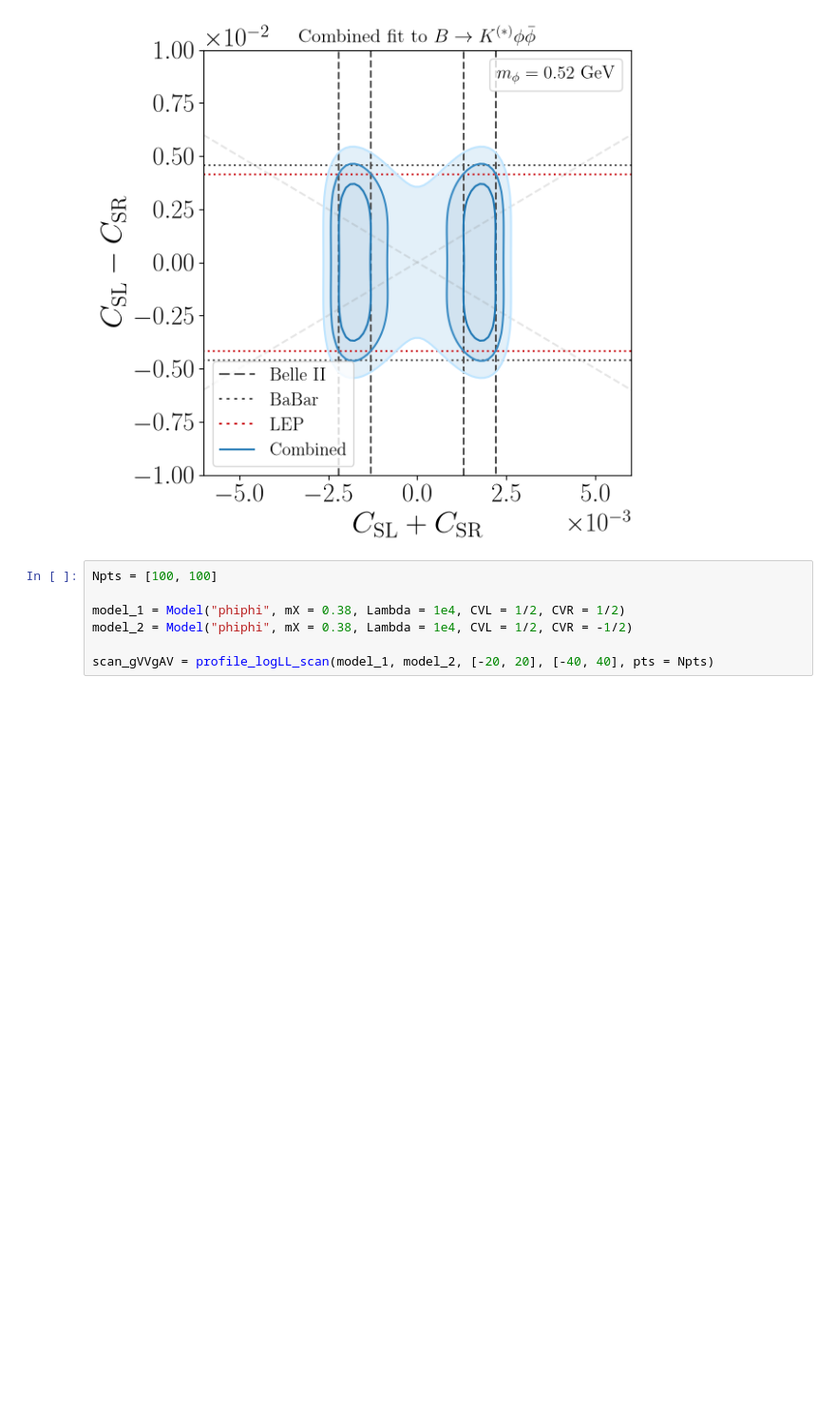
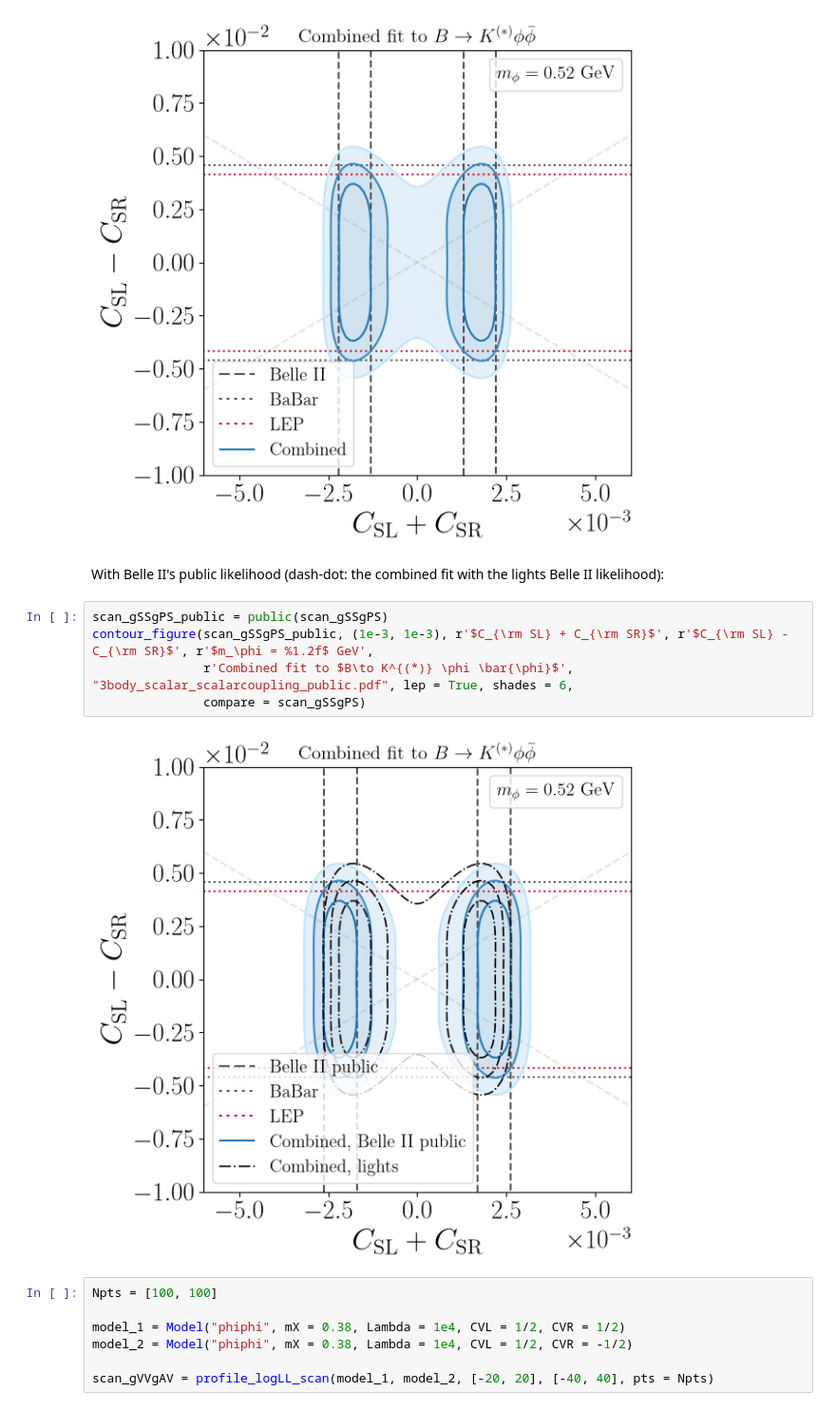
Before and after one commit to PatrickBolton/bk-invisible-fits, a Jupyter notebook: notebooks/04_NP_coupling.ipynb, the cells around one changed output. Shown at 95% size. Saved outputs shown, nothing was run; the diff lists cells and outputs as text; blank space fills up the shorter version.

```diff
--- a/notebooks/04_NP_coupling.ipynb
+++ b/notebooks/04_NP_coupling.ipynb
@@ -87,6 +124,15 @@ contour_figure(scan_gSSgPS, (1e-3, 1e-3), r'$C_{\rm SL} + C_{\rm SR}$', r'$C_{\r
                r'Combined fit to $B\to K^{(*)} \phi \bar{\phi}$', "3body_scalar_scalarcoupling.pdf", lep = True, shades = 6)
 # %% [output]
 [figure]
+# %% [markdown]
+With Belle II's public likelihood (dash-dot: the combined fit with the lights Belle II likelihood):
+# %%
+scan_gSSgPS_public = public(scan_gSSgPS)
+contour_figure(scan_gSSgPS_public, (1e-3, 1e-3), r'$C_{\rm SL} + C_{\rm SR}$', r'$C_{\rm SL} - C_{\rm SR}$', r'$m_\phi = %1.2f$ GeV',
+               r'Combined fit to $B\to K^{(*)} \phi \bar{\phi}$', "3body_scalar_scalarcoupling_public.pdf", lep = True, shades = 6,
+               compare = scan_gSSgPS)
+# %% [output]
+[figure, added]
 # %%
 Npts = [100, 100]
 
```
Also changed, not shown: parts of 14 cells of this notebook, 10 other files.
